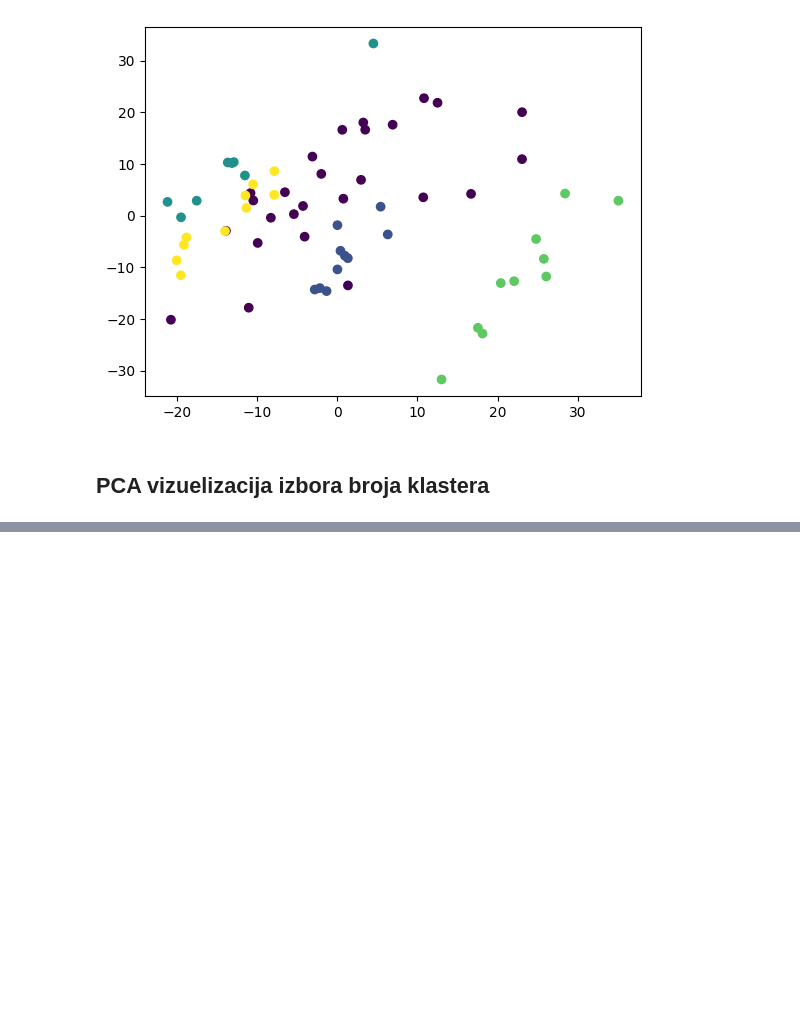
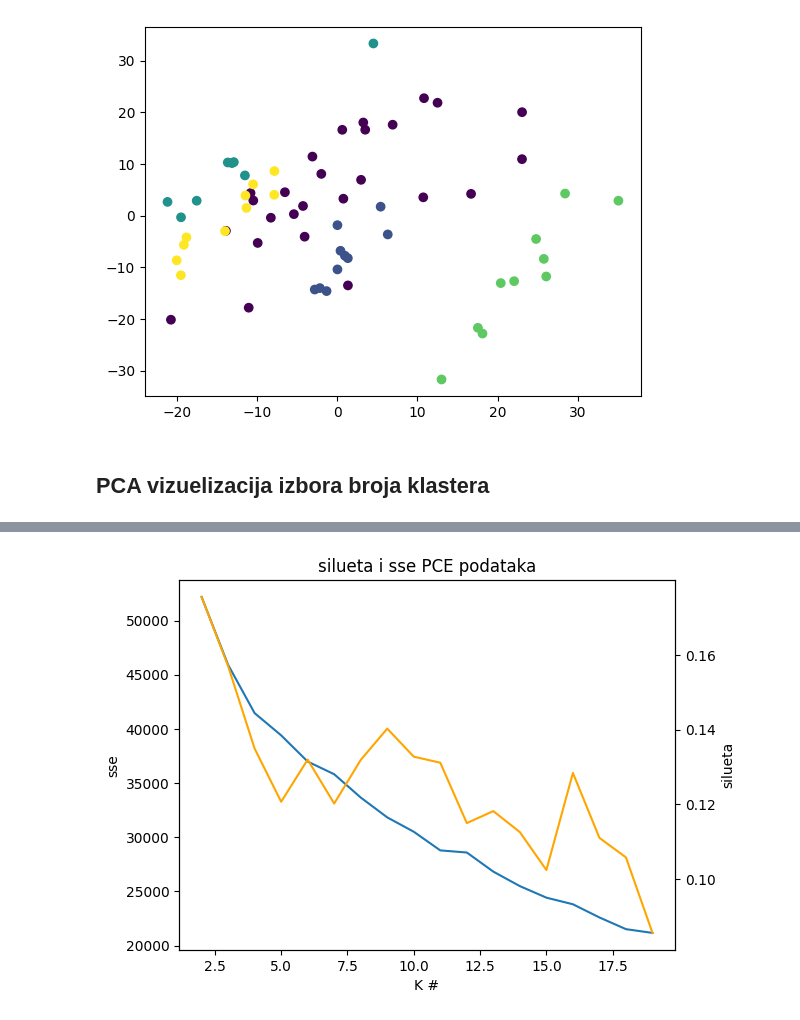
Before and after one commit to MATF-istrazivanje-podataka-1/2023_Data_Mining_Leukemia_Dataset, a Jupyter notebook: klasterovanje/KMeans.ipynb, the cells around one changed output, grey strips where cells are left out. Cells and saved outputs as stored; diff of their text form; code cells hidden in the pictures; blank space fills up the shorter version.

```diff
--- a/klasterovanje/KMeans.ipynb
+++ b/klasterovanje/KMeans.ipynb
@@ -112,0 +148,15 @@ plt.show()
+# %%
+xs = [*range(2, 20)]
+
+fig,ax = plt.subplots()
+ax.plot(xs, ssesPCA)
+ax.set_xlabel("K #")
+ax.set_ylabel("sse")
+
+ax2=ax.twinx()
+ax2.plot(xs, siluetePCA, c = 'orange')
+ax2.set_ylabel("silueta")
+plt.title("silueta i sse PCE podataka")
+plt.show()
+# %% [output]
+[figure, added]
```
Also changed, not shown: parts of 8 cells of this notebook, 2 other files.
